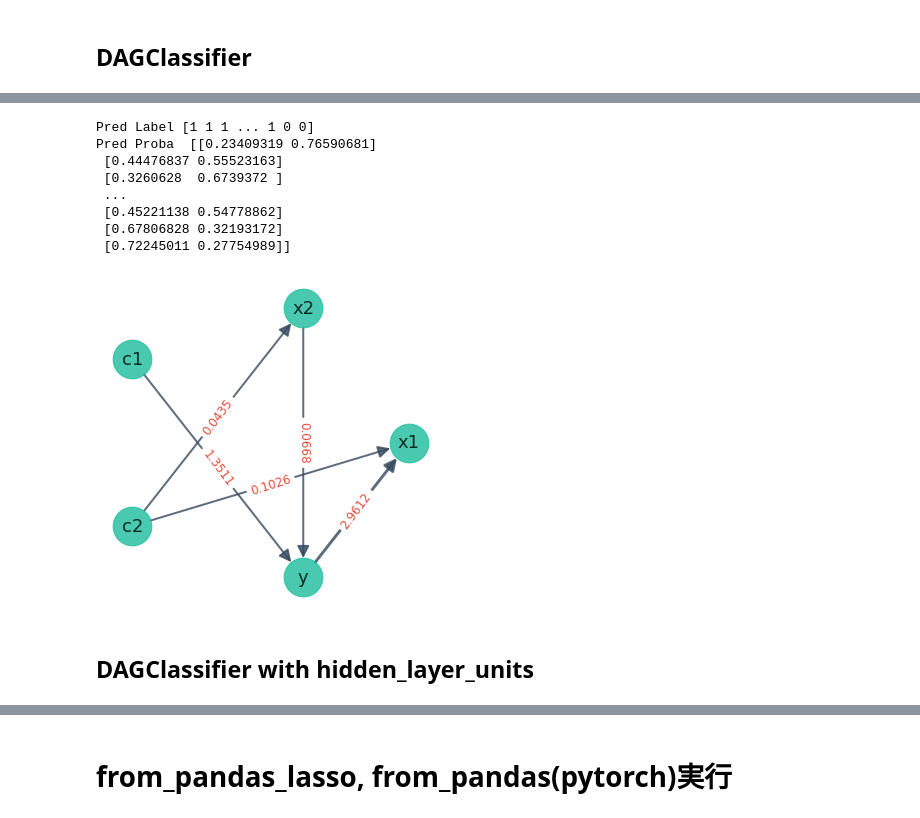
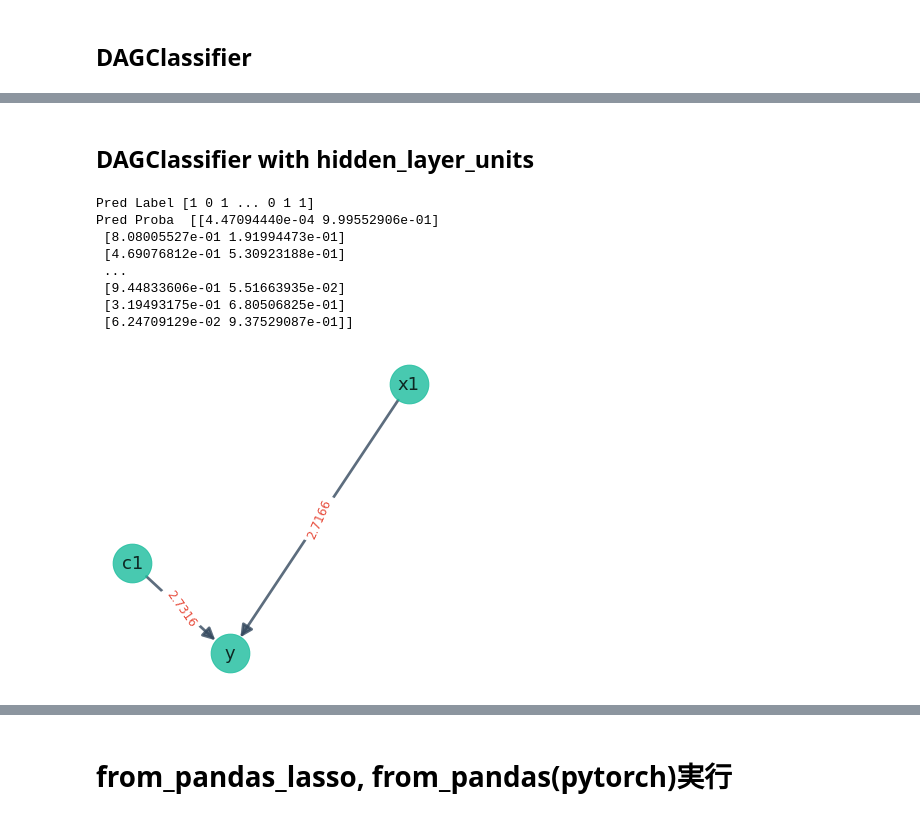
Before and after one commit to yuminaga-tech/blog, a Jupyter notebook: notebooks/202105_causalnex_trial02.ipynb, the cells around one changed output, grey strips where cells are left out. Drawn from its saved outputs; the diff is of its cells as text; code cells hidden in the pictures.

```diff
--- a/notebooks/202105_causalnex_trial02.ipynb
+++ b/notebooks/202105_causalnex_trial02.ipynb
@@ -71,19 +71,27 @@ print(X.shape)
 # NOTEARSをsklearn interfaceのmethodで実行
 # %% [markdown]
 ## DAGRegressor
+# %%
+dist_type_schema = {
+    "x1" : "cont",
+    "x2" : "cont",
+    "c1" : "cont",
+    "c2" : "bin",
+    "y" : "cont"
+}
 # %%
 reg = DAGRegressor(
-    threshold= 0.0,
-    #dist_type_schema = dist_type_schema,  dist_typeを指定することも可能
-    alpha = 0.2, # L1
-    beta = 0.2, # L2
+    threshold= 0.08,  # edge weightの閾値
+    dist_type_schema = dist_type_schema,#  dist_typeを指定することも可能
+    alpha = 0., # L1
+    beta = 0., # L2
     hidden_layer_units = None,
     standardize=False,
     enforce_dag=True,
     tabu_edges=None,
     tabu_parent_nodes=None,
     tabu_child_nodes=None,
-    dependent_target = False
+    dependent_target = True # yは親ノードにならない制約
 )
 # %%
 # sklearnライクでfit, predict
@@ -116,7 +125,7 @@ y = y > np.median(y)
 y = y.astype(int)
 # %%
 clf = DAGClassifier(
-    threshold= 0.0,
+    threshold= 0.1, # edge weightの閾値
     #dist_type_schema = dist_type_schema,
     alpha = 0.0, # L1
     beta = 0.0,
@@ -124,7 +133,7 @@ clf = DAGClassifier(
     standardize=False,
     enforce_dag=True,
     tabu_edges=None,
-    tabu_parent_nodes=None,
+    tabu_parent_nodes=["y"],
     tabu_child_nodes=None,
-    dependent_target = False
+    dependent_target = True # yは親ノードにならない制約
 )
@@ -130,0 +161,2 @@ clf = DAGClassifier(
+# %% [markdown]
+## DAGClassifier  with hidden_layer_units
@@ -131,3 +171,17 @@ clf = DAGClassifier(
+# %%
+clf = DAGClassifier(
+    threshold= 1.5, # この値以下の係数のedgeは削除
+    dist_type_schema = dist_type_schema,
+    alpha = 0.0, # L1
+    beta = 0.0,
+    hidden_layer_units =[5],
+    standardize=False,
+    enforce_dag=True,
+    tabu_edges=None,
+    tabu_parent_nodes=None,
+    tabu_child_nodes=None,
+    dependent_target = True # # yは親ノードにならない制約
+)
 # %%
 clf.fit(X, y)
 y_pred = clf.predict(X)
@@ -136,20 +190,18 @@ y_pred_proba = clf.predict_proba(X)
 print("Pred Label" ,y_pred)
 print("Pred Proba ",y_pred_proba)
 # %% [output]
-Pred Label [1 1 1 ... 1 0 0]
-Pred Proba  [[0.23409319 0.76590681]
- [0.44476837 0.55523163]
- [0.3260628  0.6739372 ]
+Pred Label [1 0 1 ... 0 1 1]
+Pred Proba  [[4.47094440e-04 9.99552906e-01]
+ [8.08005527e-01 1.91994473e-01]
+ [4.69076812e-01 5.30923188e-01]
  ...
- [0.45221138 0.54778862]
- [0.67806828 0.32193172]
- [0.72245011 0.27754989]]
+ [9.44833606e-01 5.51663935e-02]
+ [3.19493175e-01 6.80506825e-01]
+ [6.24709129e-02 9.37529087e-01]]
 # %%
 # plot structure model
 sm = clf.graph_
 sm = sm.get_largest_subgraph()
-nx_util.plot_structure_model(sm, layout_method="circular", figsize=(6,6))
+nx_util.plot_structure_model(sm, layout_method="random", figsize=(6,6))
 # %% [output]
-[figure, old version]
+[figure, new version]
-# %% [markdown]
-## DAGClassifier  with hidden_layer_units
```
Also changed, not shown: parts of 17 cells of this notebook.
